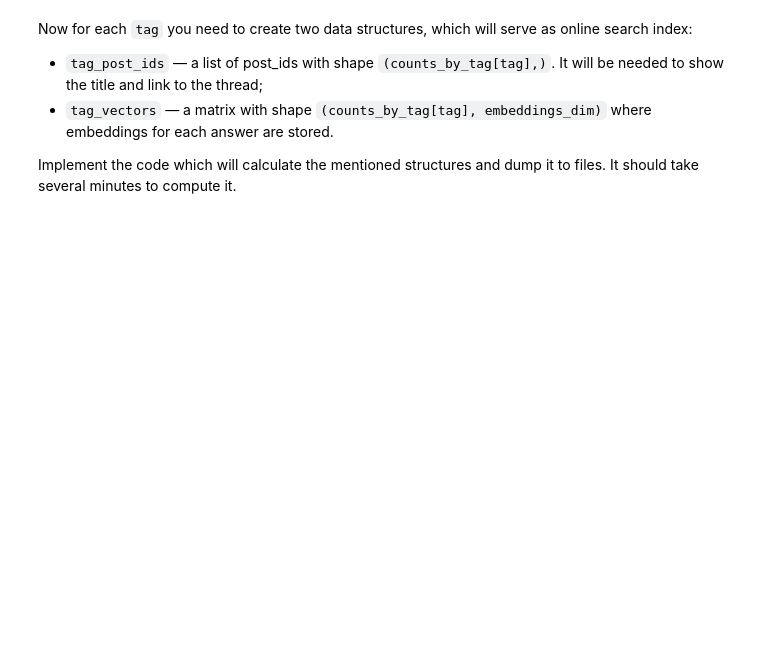
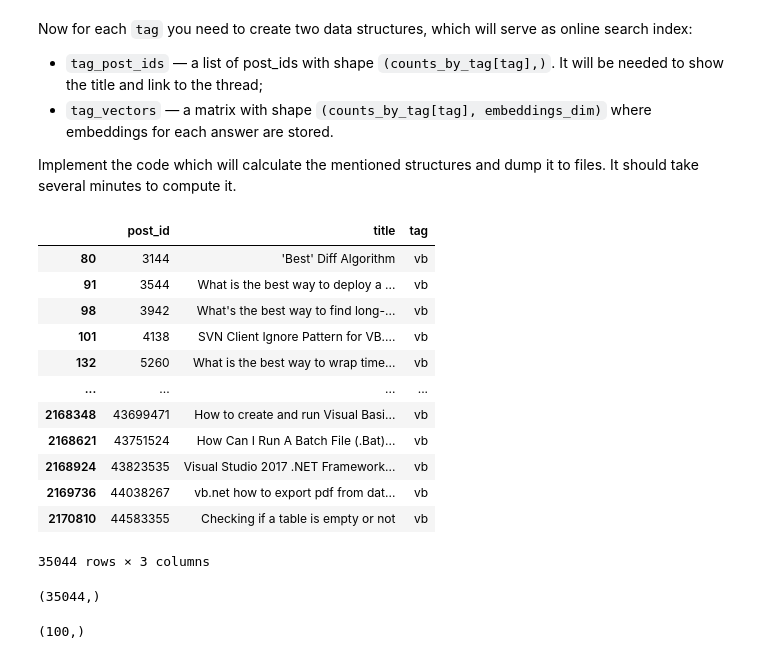
Before and after one commit to sugam11/NRUHSE_-NLP, a Jupyter notebook: project/week5-project.ipynb, the cells around one changed output. Drawn from its saved outputs; the diff is of its cells as text; code cells hidden in the pictures; blank space fills up the shorter version.

```diff
--- a/project/week5-project.ipynb
+++ b/project/week5-project.ipynb
@@ -190,0 +276,9 @@ counts_by_tag = ######### YOUR CODE HERE #############
+# %%
+counts_by_tag = posts_df.groupby(['tag']).count()
+# %%
+counts_by_tag = dict(counts_by_tag['post_id'])
+# %%
+for tag, count in counts_by_tag.items():
+    print(tag)
+    #tag_posts = posts_df[posts_df['tag'] == tag]
+    #print(tag_posts)
@@ -194,6 +328,28 @@ Now for each `tag` you need to create two data structures, which will serve as o
 * `tag_vectors` — a matrix with shape `(counts_by_tag[tag], embeddings_dim)` where embeddings for each answer are stored.
 
 Implement the code which will calculate the mentioned structures and dump it to files. It should take several minutes to compute it.
+# %%
+for tag, count in counts_by_tag.items():
+    tag_posts = posts_df[posts_df['tag'] == tag]
+tag_posts
+# %% [output]
+|  | post_id | title | tag |
+| 80 | 3144 | 'Best' Diff Algorithm | vb |
+| 91 | 3544 | What is the best way to deploy a ... | vb |
+| 98 | 3942 | What's the best way to find long-... | vb |
+| 101 | 4138 | SVN Client Ignore Pattern for VB.... | vb |
+| 132 | 5260 | What is the best way to wrap time... | vb |
+| ... | ... | ... | ... |
+| 2168348 | 43699471 | How to create and run Visual Basi... | vb |
+| 2168621 | 43751524 | How Can I Run A Batch File (.Bat)... | vb |
+| 2168924 | 43823535 | Visual Studio 2017 .NET Framework... | vb |
+| 2169736 | 44038267 | vb.net how to export pdf from dat... | vb |
+| 2170810 | 44583355 | Checking if a table is empty or not | vb |
+35044 rows × 3 columns
+# %%
+tag_posts['post_id'].shape
+# %% [output]
+(35044,)
 # %%
 import os
 os.makedirs(RESOURCE_PATH['THREAD_EMBEDDINGS_FOLDER'], exist_ok=True)
@@ -212,0 +374,4 @@ for tag, count in counts_by_tag.items():
+# %%
+emb[1][1].shape
+# %% [output]
+(100,)
```
Also changed, not shown: parts of 28 cells of this notebook, 6 other files.
